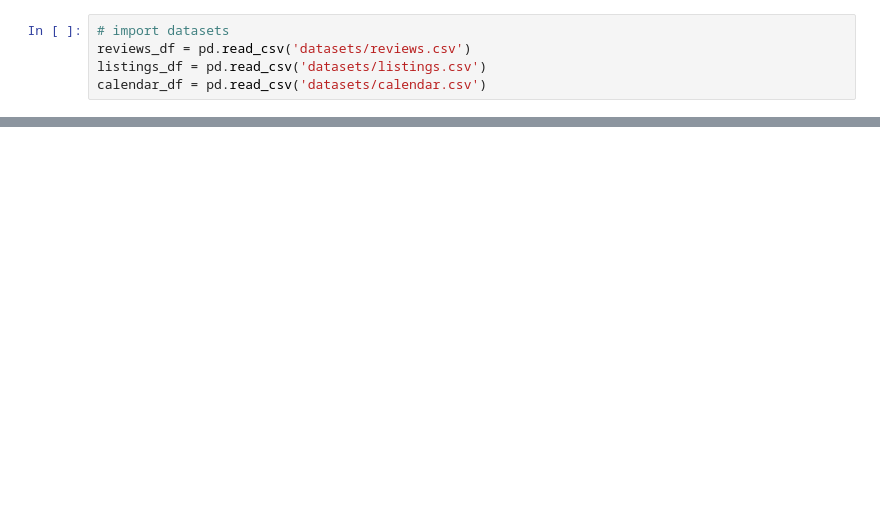
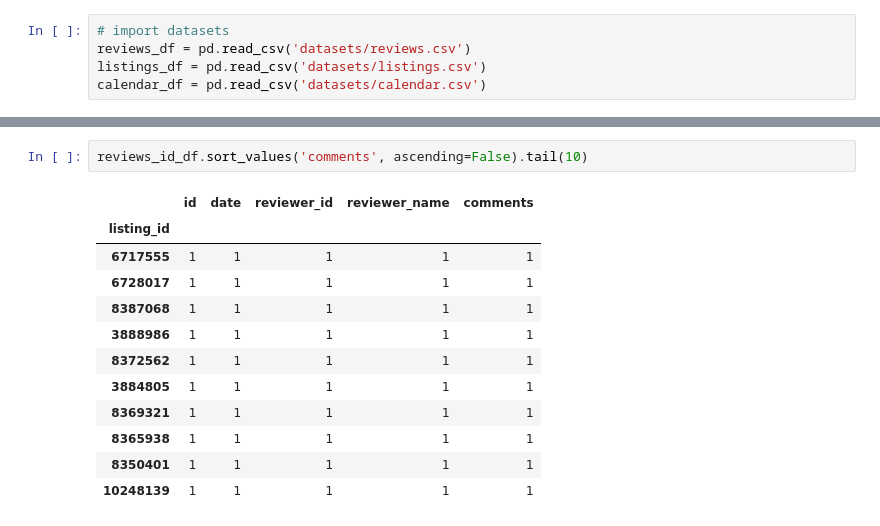
Before and after one commit to jonaletil/Write-A-Data-Science-Blog-Post, a Jupyter notebook: seattle_airbnb_open_data.ipynb, the cells around one changed output, grey strips where cells are left out. Drawn from its saved outputs; the diff is of its cells as text; blank space fills up the shorter version.

```diff
--- a/seattle_airbnb_open_data.ipynb
+++ b/seattle_airbnb_open_data.ipynb
@@ -30,0 +89,15 @@ listings_df.head()
+# %%
+reviews_id_df.sort_values('comments', ascending=False).tail(10)
+# %% [output]
+|  | id | date | reviewer_id | reviewer_name | comments |
+| listing_id |  |  |  |  |  |
+| 6717555 | 1 | 1 | 1 | 1 | 1 |
+| 6728017 | 1 | 1 | 1 | 1 | 1 |
+| 8387068 | 1 | 1 | 1 | 1 | 1 |
+| 3888986 | 1 | 1 | 1 | 1 | 1 |
+| 8372562 | 1 | 1 | 1 | 1 | 1 |
+| 3884805 | 1 | 1 | 1 | 1 | 1 |
+| 8369321 | 1 | 1 | 1 | 1 | 1 |
+| 8365938 | 1 | 1 | 1 | 1 | 1 |
+| 8350401 | 1 | 1 | 1 | 1 | 1 |
+| 10248139 | 1 | 1 | 1 | 1 | 1 |
```
Also changed, not shown: parts of 20 cells of this notebook.
